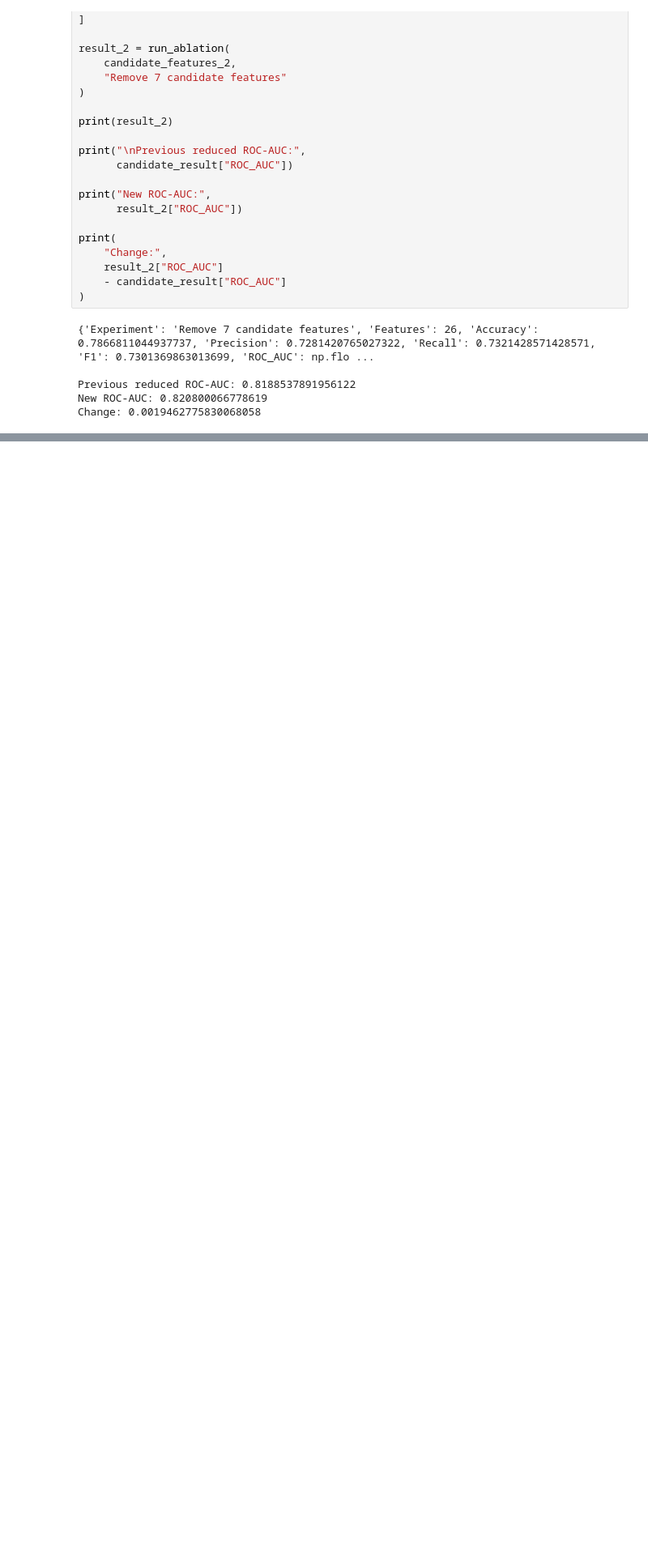
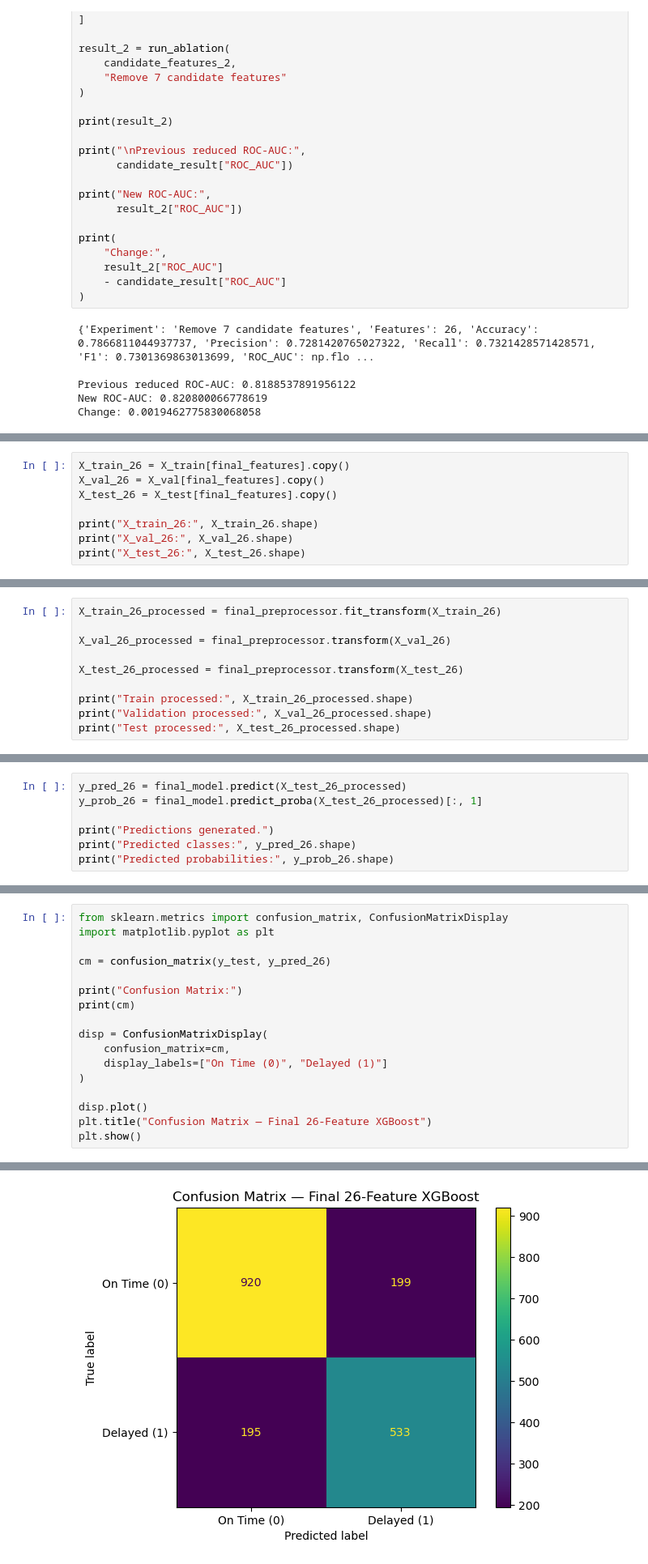
Before and after one commit to SNishanth2202/logistics, a Jupyter notebook: notebooks/02_deep_analysis.ipynb, the cells around one changed output, grey strips where cells are left out. Shown at 81% size. Drawn from its saved outputs; the diff is of its cells as text; blank space fills up the shorter version.

```diff
--- a/notebooks/02_deep_analysis.ipynb
+++ b/notebooks/02_deep_analysis.ipynb
@@ -2087,0 +2266,8 @@ Change: 0.0019462775830068058
+# %%
+X_train_26 = X_train[final_features].copy()
+X_val_26 = X_val[final_features].copy()
+X_test_26 = X_test[final_features].copy()
+
+print("X_train_26:", X_train_26.shape)
+print("X_val_26:", X_val_26.shape)
+print("X_test_26:", X_test_26.shape)
@@ -2087,0 +2278,10 @@ Change: 0.0019462775830068058
+# %%
+X_train_26_processed = final_preprocessor.fit_transform(X_train_26)
+
+X_val_26_processed = final_preprocessor.transform(X_val_26)
+
+X_test_26_processed = final_preprocessor.transform(X_test_26)
+
+print("Train processed:", X_train_26_processed.shape)
+print("Validation processed:", X_val_26_processed.shape)
+print("Test processed:", X_test_26_processed.shape)
@@ -2087,0 +2326,7 @@ Change: 0.0019462775830068058
+# %%
+y_pred_26 = final_model.predict(X_test_26_processed)
+y_prob_26 = final_model.predict_proba(X_test_26_processed)[:, 1]
+
+print("Predictions generated.")
+print("Predicted classes:", y_pred_26.shape)
+print("Predicted probabilities:", y_prob_26.shape)
@@ -2087,0 +2371,18 @@ Change: 0.0019462775830068058
+# %%
+from sklearn.metrics import confusion_matrix, ConfusionMatrixDisplay
+import matplotlib.pyplot as plt
+
+cm = confusion_matrix(y_test, y_pred_26)
+
+print("Confusion Matrix:")
+print(cm)
+
+disp = ConfusionMatrixDisplay(
+    confusion_matrix=cm,
+    display_labels=["On Time (0)", "Delayed (1)"]
+)
+
+disp.plot()
+plt.title("Confusion Matrix — Final 26-Feature XGBoost")
+plt.show()
+# %% [output]
@@ -2087,0 +2392 @@ Change: 0.0019462775830068058
+[figure, added]
```
Also changed, not shown: parts of 33 cells of this notebook, 5 other files.
